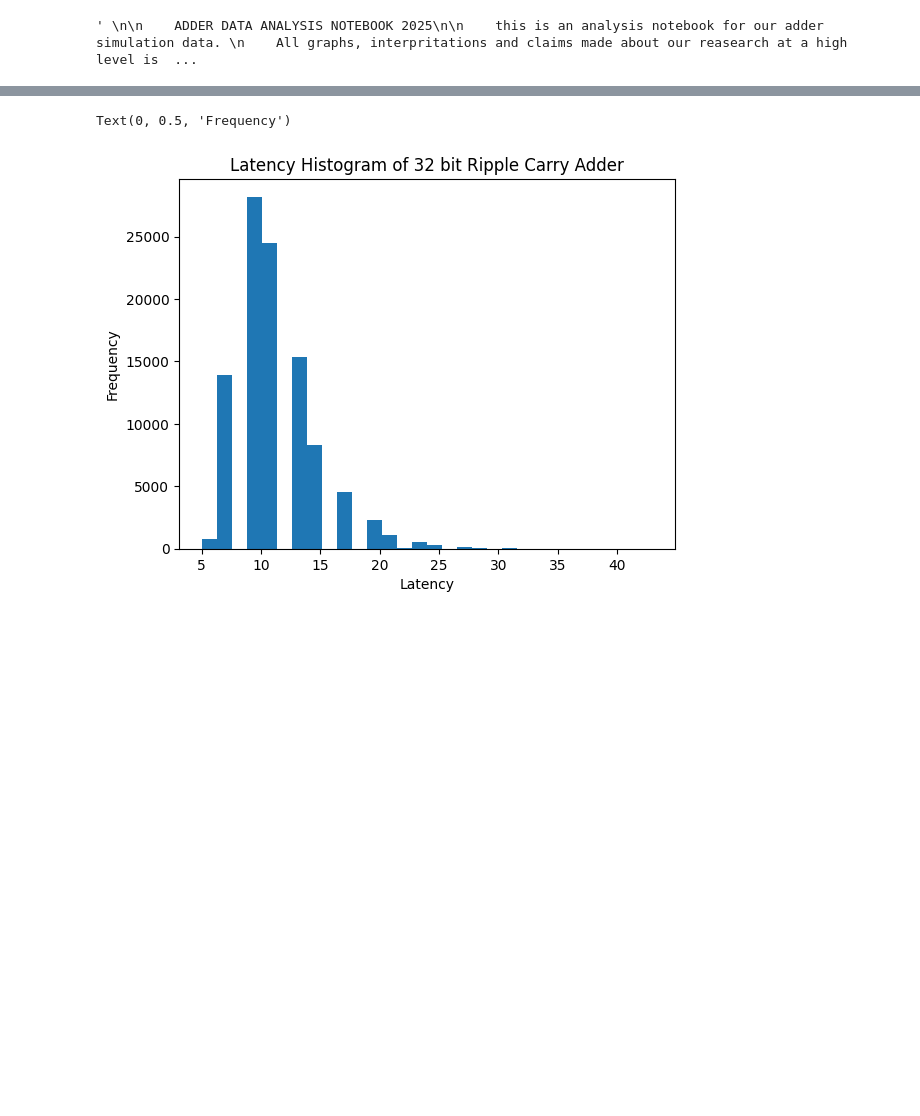
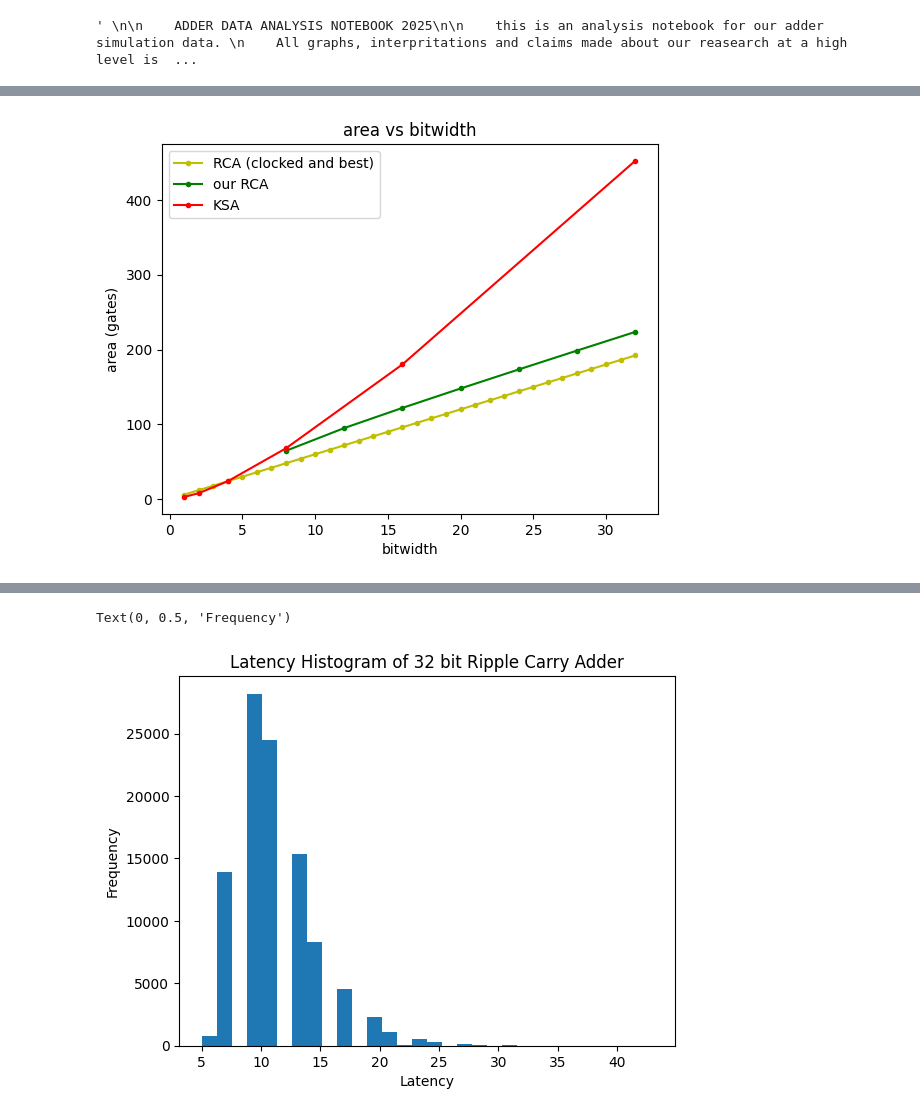
Before and after one commit to ALN006/dynamic_adder_2025, a Jupyter notebook: data/adder_data_analysis_notebook.ipynb, the cells around one changed output, grey strips where cells are left out. Saved outputs shown, nothing was run; the diff lists cells and outputs as text; code cells hidden in the pictures; blank space fills up the shorter version.

```diff
--- a/data/adder_data_analysis_notebook.ipynb
+++ b/data/adder_data_analysis_notebook.ipynb
@@ -54,3 +54,14 @@ plt.savefig("results.png")
+# %%
+plt.plot([i for i in range(1,33)],[6*i for i in range(1,33)], marker = ".", c = "y", label = "RCA (clocked and best)")
+plt.plot([i for i in range(8, 33, 4)],[6*i + 4 * math.log2((2*i - 12)/3) + 15 for i in range(8,33, 4)], marker = ".", c = "g", label = "our RCA")
+plt.plot([1,2,4,8,16,32], [3,8,24,68,180,452], marker = ".", c = "r", label = "KSA")
+plt.title("area vs bitwidth")
+plt.xlabel("bitwidth")
+plt.ylabel("area (gates)")
+plt.legend()
+plt.savefig("area.png")
+# %% [output]
+[figure, added]
 # %%
 RCA_dxa = np.array(RCA_df.groupby("N").mean(numeric_only=True)["Latency"]) * np.array([6*i for i in range(1,33)])
 our_dxa = np.array((our_df.groupby("N").mean(numeric_only=True)["Latency"])) * np.array([6*i + 4 * math.log2((2*i - 12)/3) + 15 for i in range(8,33, 4)])
```
Also changed, not shown: parts of 4 cells of this notebook, 3 other files.
